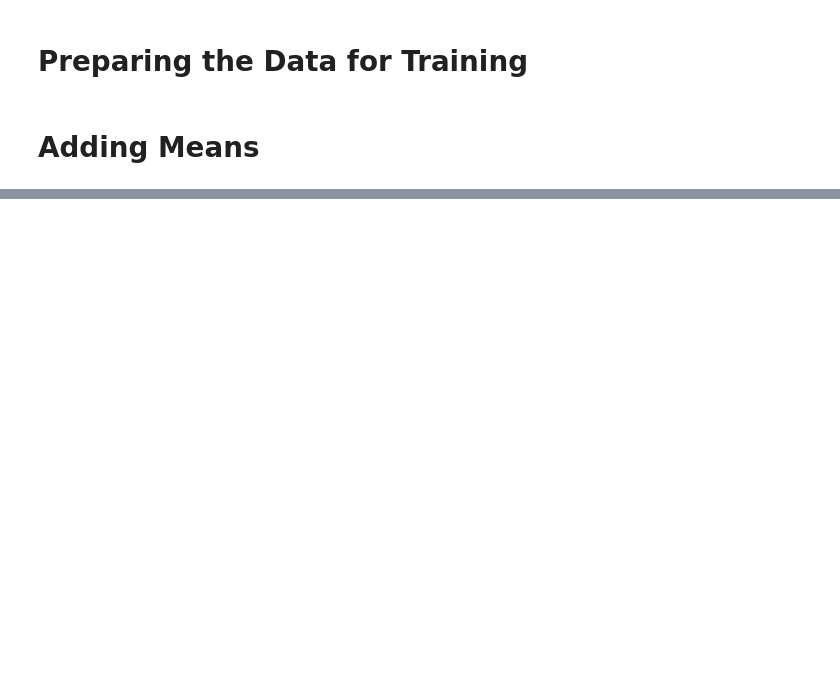
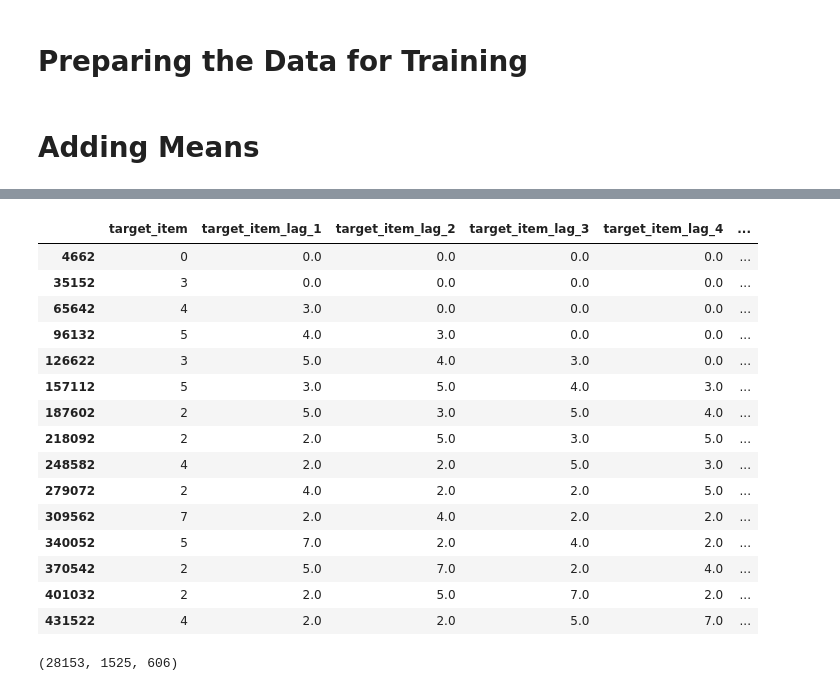
Before and after one commit to rfhussain/m5_kaggle, a Jupyter notebook: eda/21jun2020.ipynb, the cells around one changed output, grey strips where cells are left out. Saved outputs shown, nothing was run; the diff lists cells and outputs as text; code cells hidden in the pictures; blank space fills up the shorter version.

```diff
--- a/eda/21jun2020.ipynb
+++ b/eda/21jun2020.ipynb
@@ -765,0 +782,25 @@ Name: target_lag_1, Length: 59181090, dtype: float64
+# %%
+df_train[(df_train.item_id_code==1) & (df_train.store_id_code==1)][['d','target_item','target_item_lag_1','target_item_lag_2',
+                                                                   'target_item_lag_3','target_item_lag_4',
+                                                                   'target_item_lag_5']].head(15)
+# %% [output]
+|  | target_item | target_item_lag_1 | target_item_lag_2 | target_item_lag_3 | target_item_lag_4 | ... |
+| 4662 | 0 | 0.0 | 0.0 | 0.0 | 0.0 | ... |
+| 35152 | 3 | 0.0 | 0.0 | 0.0 | 0.0 | ... |
+| 65642 | 4 | 3.0 | 0.0 | 0.0 | 0.0 | ... |
+| 96132 | 5 | 4.0 | 3.0 | 0.0 | 0.0 | ... |
+| 126622 | 3 | 5.0 | 4.0 | 3.0 | 0.0 | ... |
+| 157112 | 5 | 3.0 | 5.0 | 4.0 | 3.0 | ... |
+| 187602 | 2 | 5.0 | 3.0 | 5.0 | 4.0 | ... |
+| 218092 | 2 | 2.0 | 5.0 | 3.0 | 5.0 | ... |
+| 248582 | 4 | 2.0 | 2.0 | 5.0 | 3.0 | ... |
+| 279072 | 2 | 4.0 | 2.0 | 2.0 | 5.0 | ... |
+| 309562 | 7 | 2.0 | 4.0 | 2.0 | 2.0 | ... |
+| 340052 | 5 | 7.0 | 2.0 | 4.0 | 2.0 | ... |
+| 370542 | 2 | 5.0 | 7.0 | 2.0 | 4.0 | ... |
+| 401032 | 2 | 2.0 | 5.0 | 7.0 | 2.0 | ... |
+| 431522 | 4 | 2.0 | 2.0 | 5.0 | 7.0 | ... |
+# %%
+df_train.target_dept.max(), df_train.target_item.max(), df_train.target.max()
+# %% [output]
+(28153, 1525, 606)
```
Also changed, not shown: parts of 83 cells of this notebook.
